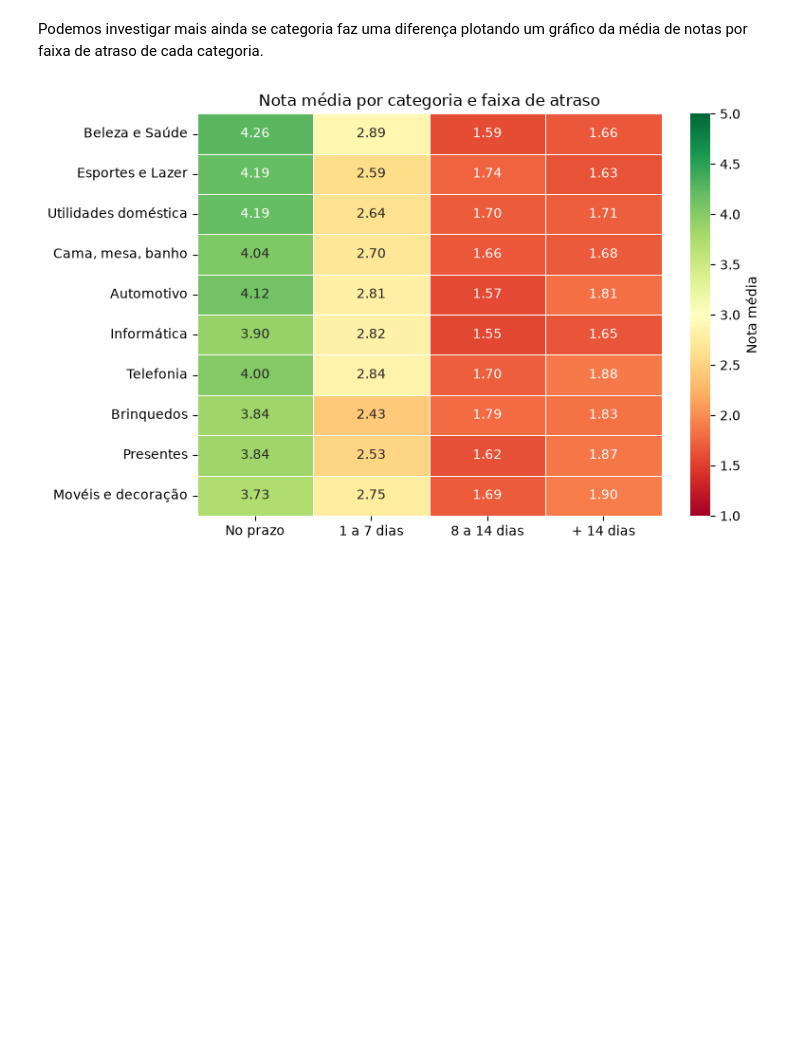
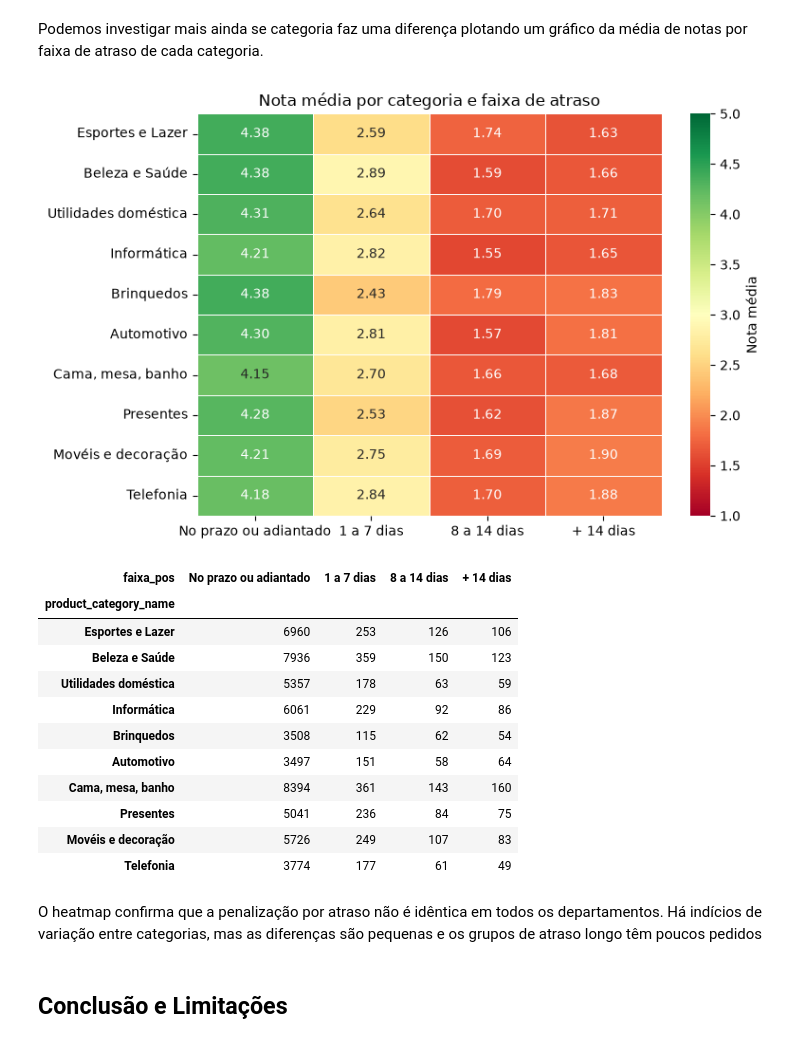
Before and after one commit to teto1034/Insper-Data-CB-Sprint-1, a Jupyter notebook: E-commerce atraso na entrega e avaliação do cliente.ipynb, the cells around one changed output. Cells and saved outputs as stored; diff of their text form; code cells hidden in the pictures; blank space fills up the shorter version.

Commit message:
Conclusão

```diff
--- a/E-commerce atraso na entrega e avaliação do cliente.ipynb
+++ b/E-commerce atraso na entrega e avaliação do cliente.ipynb
@@ -115,13 +114,13 @@ df["order_estimated_delivery_date"] = pd.to_datetime(df["order_estimated_deliver
 columns = df_orders.columns.to_list() + df_reviews.columns.to_list() + ["price", "product_category_name"]
 columns = list(dict.fromkeys(columns))
 df_delivered = df.loc[df['order_status'] == 'delivered', columns]
-df_delivered = df_delivered.dropna(subset=['order_delivered_customer_date', 'review_score']).reset_index()
+df_delivered = df_delivered.dropna(subset=['order_delivered_customer_date', 'review_score']).reset_index(drop=True)
 
 df_delivered['atraso_num'] = (df_delivered["order_delivered_customer_date"] - df_delivered["order_estimated_delivery_date"]).dt.days
 df_delivered["atraso"] = False
 df_delivered.loc[df_delivered["atraso_num"] > 0, "atraso"] = True
 df_delivered.loc[df_delivered["atraso_num"] < 0, "atraso"] = False
 
-df_delivered["review_score"] = df_delivered["review_score"].apply(lambda x: int(x))
+df_delivered["review_score"] = df_delivered["review_score"].astype(int)
 display(df_delivered.head())
 # %% [output]
@@ -134,7 +133,7 @@ display(df_delivered.head())
 # %% [markdown]
 Agora separamos os atrasos em faixas de valores para facilitar as análises.
 # %%
-faixas = [-np.inf, -14, -7, -1, 1, 7, 14, np.inf]
+faixas = [-np.inf, -14, -7, -1, 0, 7, 14, np.inf]
 labels = ["Mais de 14 dias adiantado", "14 a 7 dias adiantado",
           "7 a 0 dias adiantados","No prazo", "0 a 7 dias atrasado", "7 a 14 dias atrasado"
           , "Mais de 14 dias atrasado"]
@@ -372,29 +376,47 @@ plt.show()
 Podemos investigar mais ainda se categoria faz uma diferença plotando um gráfico da média de notas por faixa de atraso de cada categoria.
 # %%
 # Faixa de atraso limpa: 0 = no prazo (referência), depois só atrasos de verdade
-faixas_pos = [0, 1, 8, 15, np.inf]
-labels_pos = ["No prazo", "1 a 7 dias", "8 a 14 dias", "+ 14 dias"]
+faixas_pos = [-np.inf, 1, 8, 15, np.inf]
+labels_pos = ["No prazo ou adiantado", "1 a 7 dias", "8 a 14 dias", "+ 14 dias"]
 df_delivered["faixa_pos"] = pd.cut(df_delivered["atraso_num"], bins=faixas_pos,
                                    labels=labels_pos, right=False)
 
 top10 = df_delivered.loc[df_delivered["product_category_name"].isin(categorias_renamed)]
 
 matriz = top10.pivot_table(index="product_category_name", columns="faixa_pos",
                            values="review_score", aggfunc="mean", observed=True)
 contagem = top10.pivot_table(index="product_category_name", columns="faixa_pos",
                              values="review_score", aggfunc="size", observed=True)
 
 # Ordena pela maior queda entre "No prazo" e "+ 14 dias"
-matriz = matriz.loc[(matriz["No prazo"] - matriz["+ 14 dias"]).sort_values(ascending=False).index]
+matriz = matriz.loc[(matriz["No prazo ou adiantado"] - matriz["+ 14 dias"]).sort_values(ascending=False).index]
 contagem = contagem.loc[matriz.index]
 
 plt.figure(figsize=(8, 5))
 sns.heatmap(matriz, annot=True, fmt=".2f", cmap="RdYlGn", vmin=1, vmax=5,
             cbar_kws={"label": "Nota média"}, linewidths=0.5)
 plt.title("Nota média por categoria e faixa de atraso")
 plt.xlabel("")
 plt.ylabel("")
 plt.tight_layout()
 plt.show()
+
+display(contagem)
 # %% [output]
-[figure, old version]
+[figure, new version]
+| faixa_pos | No prazo ou adiantado | 1 a 7 dias | 8 a 14 dias | + 14 dias |
+| product_category_name |  |  |  |  |
+| Esportes e Lazer | 6960 | 253 | 126 | 106 |
+| Beleza e Saúde | 7936 | 359 | 150 | 123 |
+| Utilidades doméstica | 5357 | 178 | 63 | 59 |
+| Informática | 6061 | 229 | 92 | 86 |
+| Brinquedos | 3508 | 115 | 62 | 54 |
+| Automotivo | 3497 | 151 | 58 | 64 |
+| Cama, mesa, banho | 8394 | 361 | 143 | 160 |
+| Presentes | 5041 | 236 | 84 | 75 |
+| Movéis e decoração | 5726 | 249 | 107 | 83 |
+| Telefonia | 3774 | 177 | 61 | 49 |
+# %% [markdown]
+O heatmap confirma que a penalização por atraso não é idêntica em todos os departamentos. Há indícios de variação entre categorias, mas as diferenças são pequenas e os grupos de atraso longo têm poucos pedidos
+# %% [markdown]
+## <b> Conclusão e Limitações </b>
```
Also changed, not shown: parts of 15 cells of this notebook.
